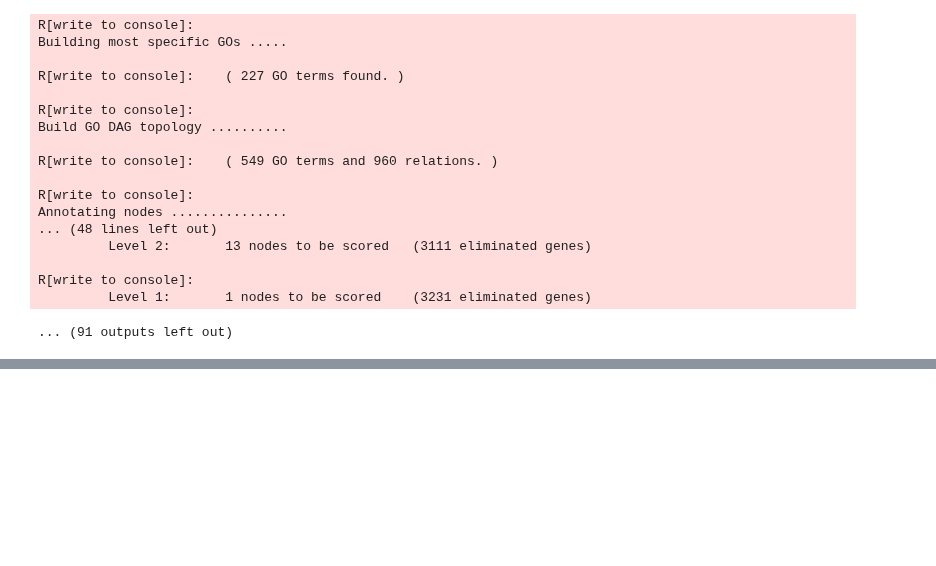
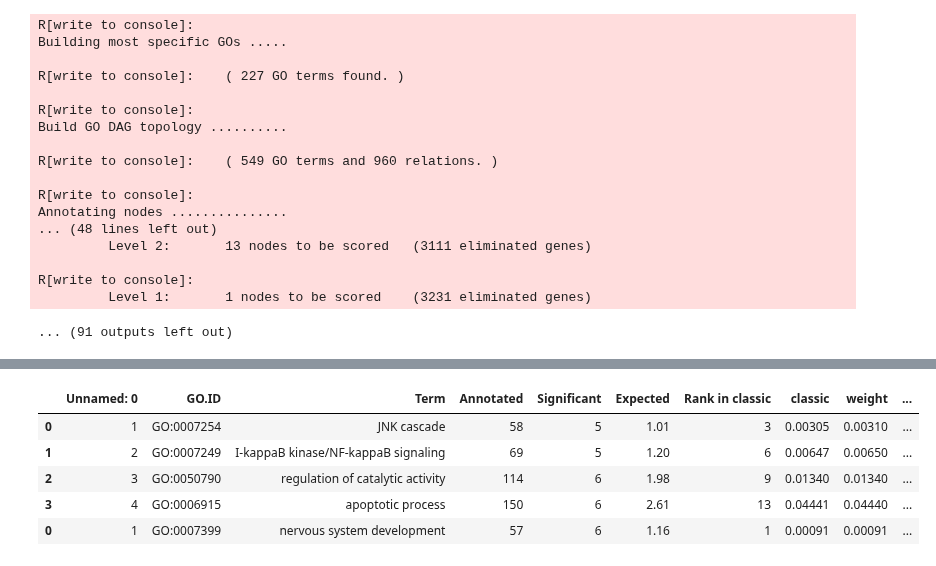
Before and after one commit to pachterlab/CWGFLHGCCHAP_2021, a Jupyter notebook: notebooks/Revision/gastroGeneModuleAnalysis.ipynb, the cells around one changed output, grey strips where cells are left out. Saved outputs shown, nothing was run; the diff lists cells and outputs as text; code cells hidden in the pictures; blank space fills up the shorter version.

```diff
--- a/notebooks/Revision/gastroGeneModuleAnalysis.ipynb
+++ b/notebooks/Revision/gastroGeneModuleAnalysis.ipynb
@@ -621,0 +1063,14 @@ df.to_csv('gastroModulesGOEnrich.csv',index=None)
+# %%
+import os
+import glob
+
+
+df = pd.concat(map(pd.read_csv, glob.glob(os.path.join('', "mod*.csv"))))
+df.head()
+# %% [output]
+|  | Unnamed: 0 | GO.ID | Term | Annotated | Significant | Expected | Rank in classic | classic | weight | ... |
+| 0 | 1 | GO:0007254 | JNK cascade | 58 | 5 | 1.01 | 3 | 0.00305 | 0.00310 | ... |
+| 1 | 2 | GO:0007249 | I-kappaB kinase/NF-kappaB signaling | 69 | 5 | 1.20 | 6 | 0.00647 | 0.00650 | ... |
+| 2 | 3 | GO:0050790 | regulation of catalytic activity | 114 | 6 | 1.98 | 9 | 0.01340 | 0.01340 | ... |
+| 3 | 4 | GO:0006915 | apoptotic process | 150 | 6 | 2.61 | 13 | 0.04441 | 0.04440 | ... |
+| 0 | 1 | GO:0007399 | nervous system development | 57 | 6 | 1.16 | 1 | 0.00091 | 0.00091 | ... |
```
Also changed, not shown: parts of 18 cells of this notebook.
